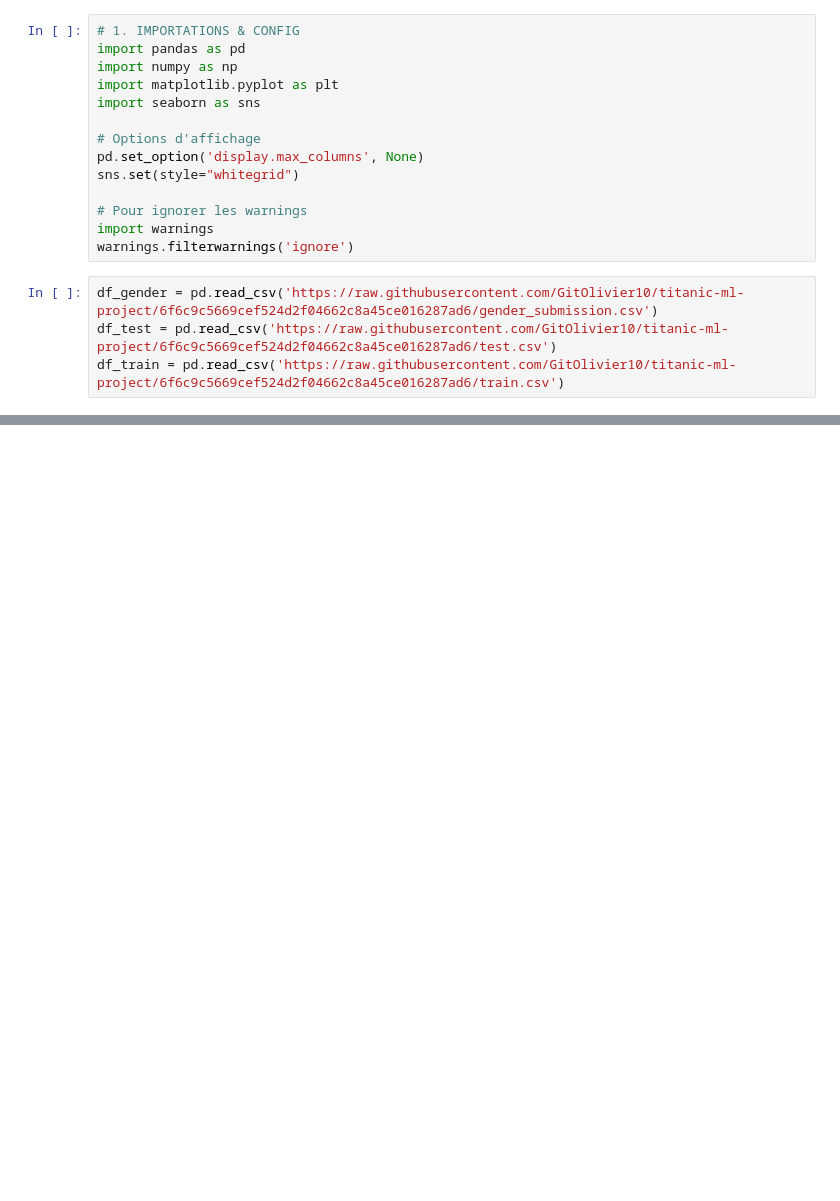
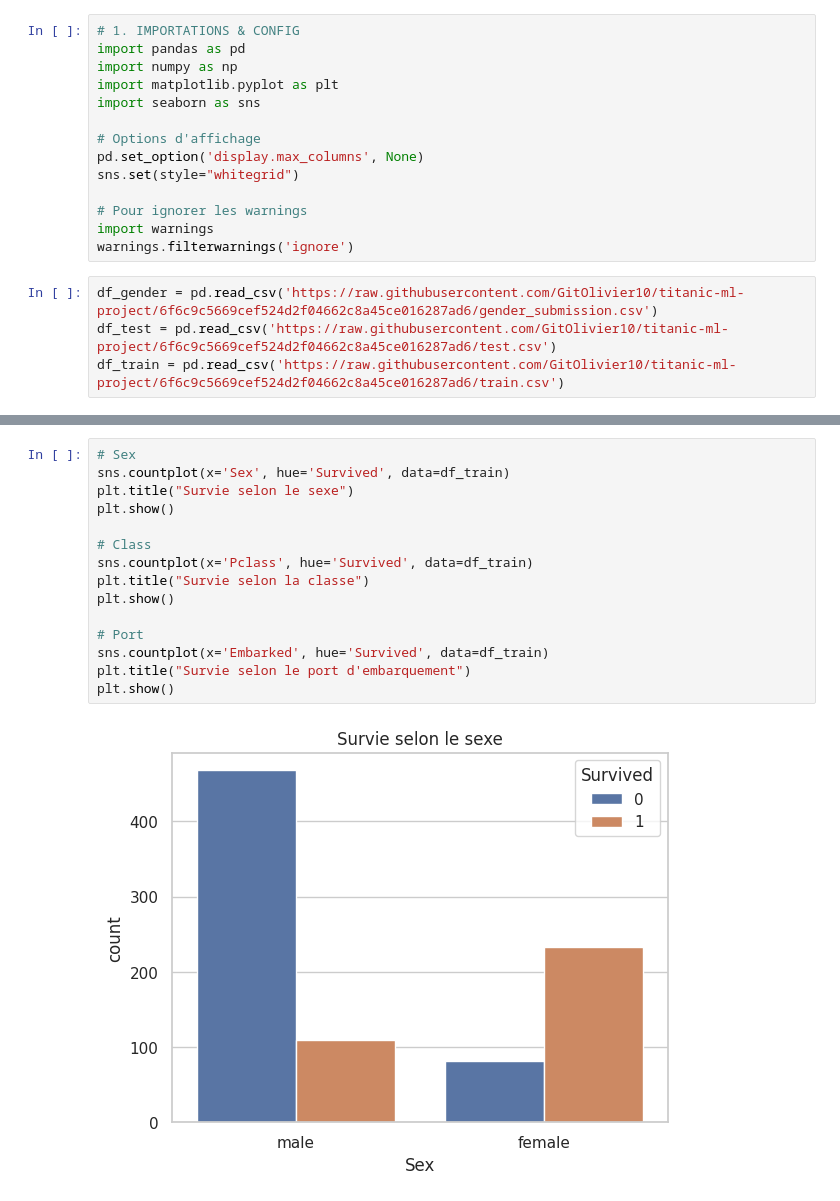
Before and after one commit to GitOlivier10/titanic-ml-project, a Jupyter notebook: titanic_olivier.ipynb, the cells around one changed output, grey strips where cells are left out. Saved outputs shown, nothing was run; the diff lists cells and outputs as text; blank space fills up the shorter version.

```diff
--- a/titanic_olivier.ipynb
+++ b/titanic_olivier.ipynb
@@ -42,0 +142,17 @@ print(df_train.head())
+# %%
+# Sex
+sns.countplot(x='Sex', hue='Survived', data=df_train)
+plt.title("Survie selon le sexe")
+plt.show()
+
+# Class
+sns.countplot(x='Pclass', hue='Survived', data=df_train)
+plt.title("Survie selon la classe")
+plt.show()
+
+# Port
+sns.countplot(x='Embarked', hue='Survived', data=df_train)
+plt.title("Survie selon le port d'embarquement")
+plt.show()
+# %% [output]
+[figure, added]
```
Also changed, not shown: parts of 17 cells of this notebook.
